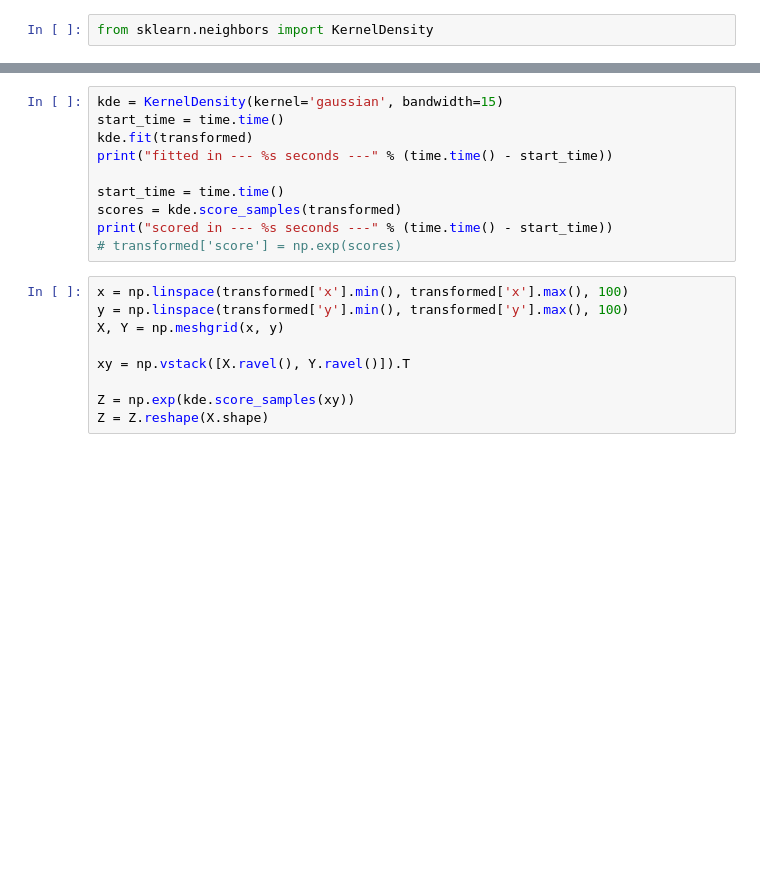
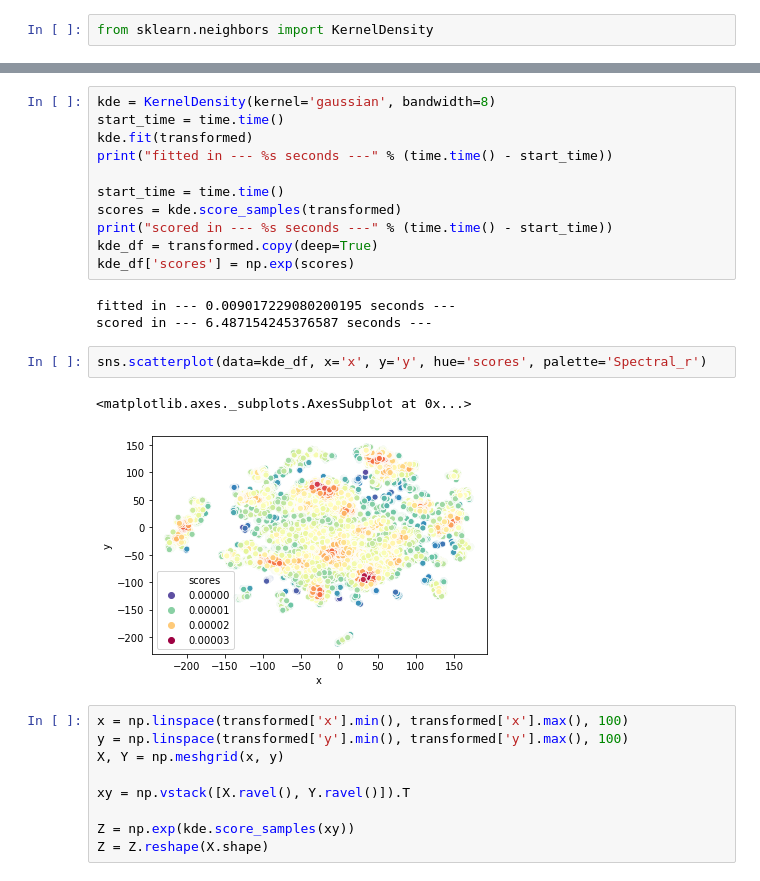
Before and after one commit to Gogolla-Lab/eMotion, a Jupyter notebook: analysis/analysis_egocentric-withPCA-withoutTail.ipynb, the cells around one changed output, grey strips where cells are left out. Saved outputs shown, nothing was run; the diff lists cells and outputs as text; blank space fills up the shorter version.

```diff
--- a/analysis/analysis_egocentric-withPCA-withoutTail.ipynb
+++ b/analysis/analysis_egocentric-withPCA-withoutTail.ipynb
@@ -173,5 +184,5 @@ from sklearn.neighbors import KernelDensity
 # %%
-kde = KernelDensity(kernel='gaussian', bandwidth=15)
+kde = KernelDensity(kernel='gaussian', bandwidth=8)
 start_time = time.time()
 kde.fit(transformed)
 print("fitted in --- %s seconds ---" % (time.time() - start_time))
@@ -179,7 +190,16 @@ print("fitted in --- %s seconds ---" % (time.time() - start_time))
 start_time = time.time()
 scores = kde.score_samples(transformed)
 print("scored in --- %s seconds ---" % (time.time() - start_time))
-# transformed['score'] = np.exp(scores)
+kde_df = transformed.copy(deep=True)
+kde_df['scores'] = np.exp(scores)
+# %% [output]
+fitted in --- 0.009017229080200195 seconds ---
+scored in --- 6.487154245376587 seconds ---
+# %%
+sns.scatterplot(data=kde_df, x='x', y='y', hue='scores', palette='Spectral_r')
+# %% [output]
+<matplotlib.axes._subplots.AxesSubplot at 0x...>
+[figure, added]
 # %%
 x = np.linspace(transformed['x'].min(), transformed['x'].max(), 100)
 y = np.linspace(transformed['y'].min(), transformed['y'].max(), 100)
```
Also changed, not shown: parts of 49 cells of this notebook, 3 other files.
